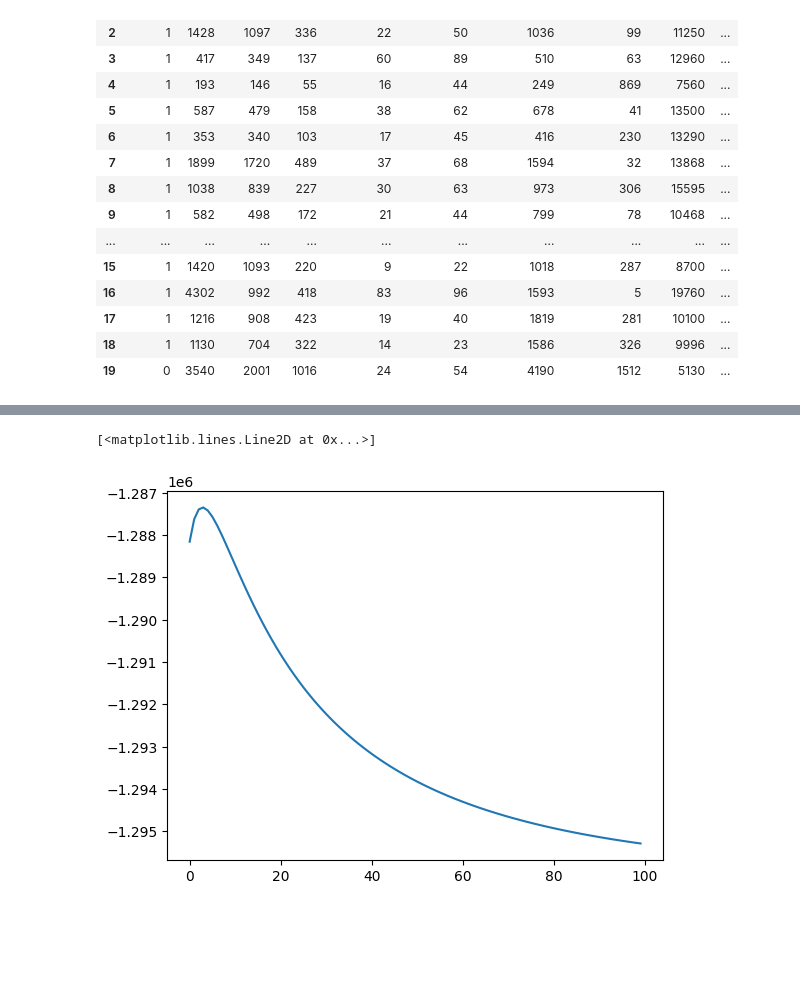
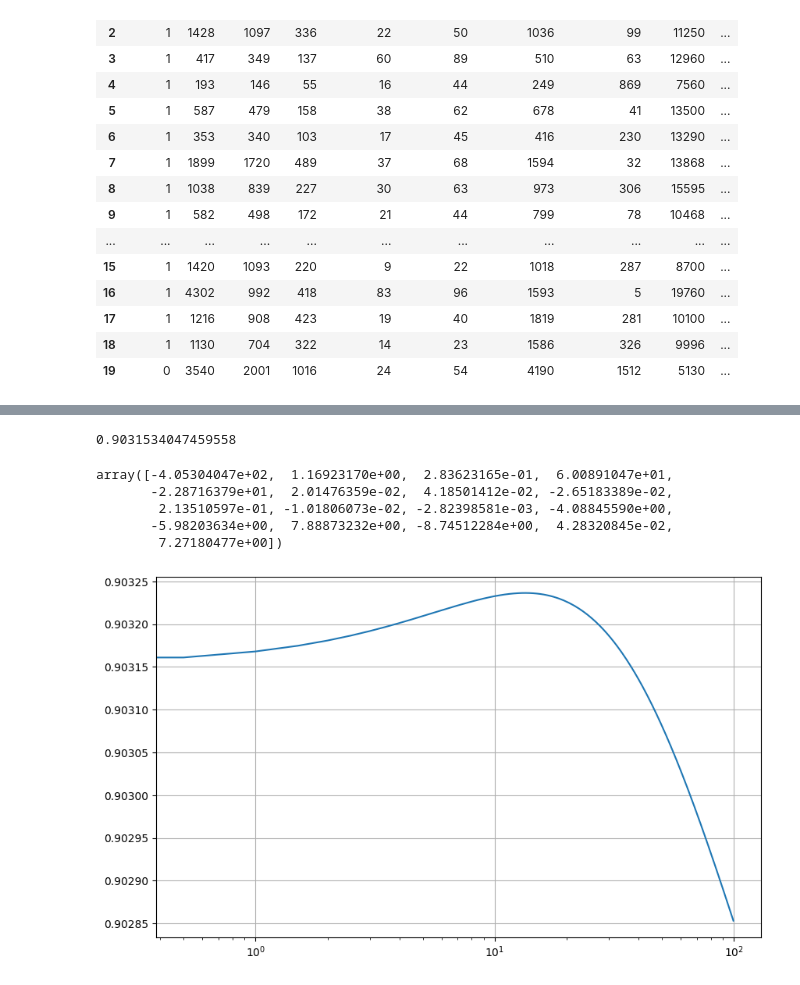
Before and after one commit to deusdevok/ISLP_Python, a Jupyter notebook: Chapter 6/Exercise9.ipynb, the cells around one changed output, grey strips where cells are left out. Saved outputs shown, nothing was run; the diff lists cells and outputs as text; code cells hidden in the pictures; blank space fills up the shorter version.

```diff
--- a/Chapter 6/Exercise9.ipynb
+++ b/Chapter 6/Exercise9.ipynb
@@ -74,17 +78,5 @@ reg.score(X_test, y_test) # R^2 score
-# %%
-# Ridge
-
-def mse(y_true, y_predicted):
-    return sum([(a-b)**2 for a, b in zip(y_true, y_predicted)])
-
-scores = []
-for a in range(1, 500, 5):
-    #ridge_clf = Ridge(alpha=a).fit(X_train, y_train)
-    #scores.append(ridge_clf.score(X_test, y_test))
-    ridge_clf = Ridge(alpha=a)
-    scores.append(cross_val_score(ridge_clf, X, y, cv=10, scoring='neg_mean_squared_error').mean())
-
-plt.plot(scores)
-# %% [output]
-[<matplotlib.lines.Line2D at 0x...>]
-[figure, removed]
+# %%
+# Linear regression using cross_val_score
+cross_val_score(reg, X, y, cv=10).mean()
+# %% [output]
+0.9031534047459558
@@ -90,0 +86,27 @@ plt.plot(scores)
+# %%
+def find_best_alpha(model, alphas):
+    scores = []
+    #alphas = np.arange(0, 100, 0.5)
+    for a in alphas:
+        clf = model(alpha=a) # model can be Ridge, Lasso, etc
+        scores.append(cross_val_score(clf, X, y, cv=10).mean())
+
+    fig, ax = plt.subplots(figsize=(10,6))
+    ax.plot(alphas, scores)
+    ax.set_xscale('log')
+    ax.grid()
+
+    # coefs for the best alpha
+    best_alpha = alphas[int(scores.index(max(scores)))]
+    best_clf = model(alpha=best_alpha).fit(X_train, y_train)
+    return best_clf.coef_, best_alpha
+# %%
+ridge_coefs, _ = find_best_alpha(Ridge, np.arange(0, 100, 0.5))
+ridge_coefs
+# %% [output]
+array([-4.05304047e+02,  1.16923170e+00,  2.83623165e-01,  6.00891047e+01,
+       -2.28716379e+01,  2.01476359e-02,  4.18501412e-02, -2.65183389e-02,
+        2.13510597e-01, -1.01806073e-02, -2.82398581e-03, -4.08845590e+00,
+       -5.98203634e+00,  7.88873232e+00, -8.74512284e+00,  4.28320845e-02,
+        7.27180477e+00])
+[figure, added]
```
Also changed, not shown: parts of 6 cells of this notebook.
